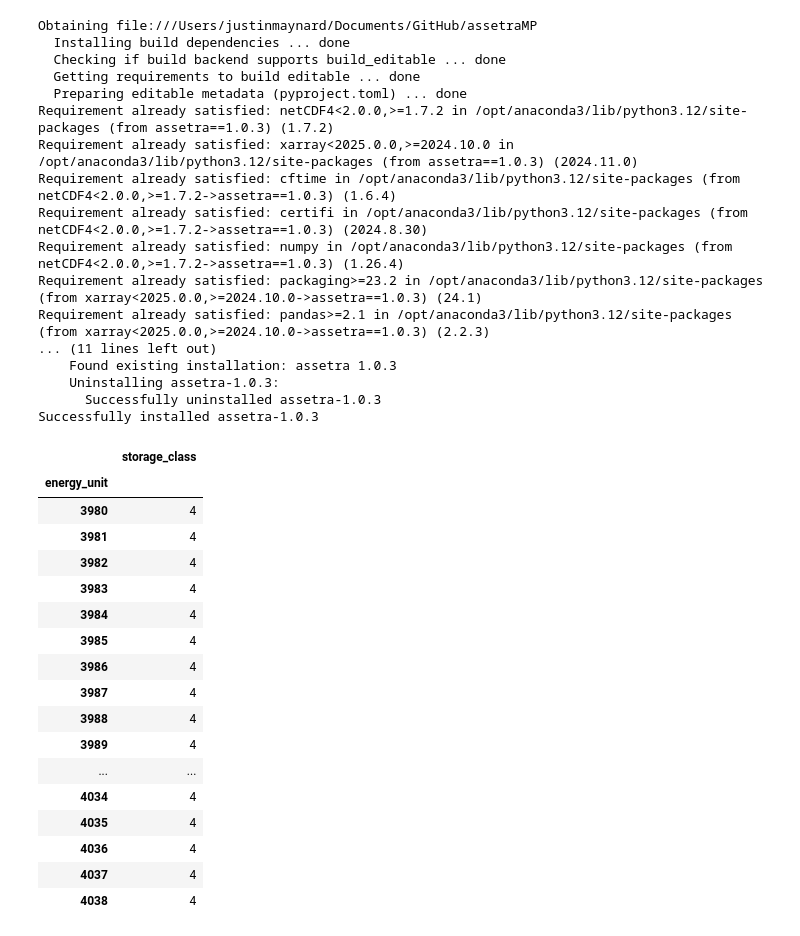
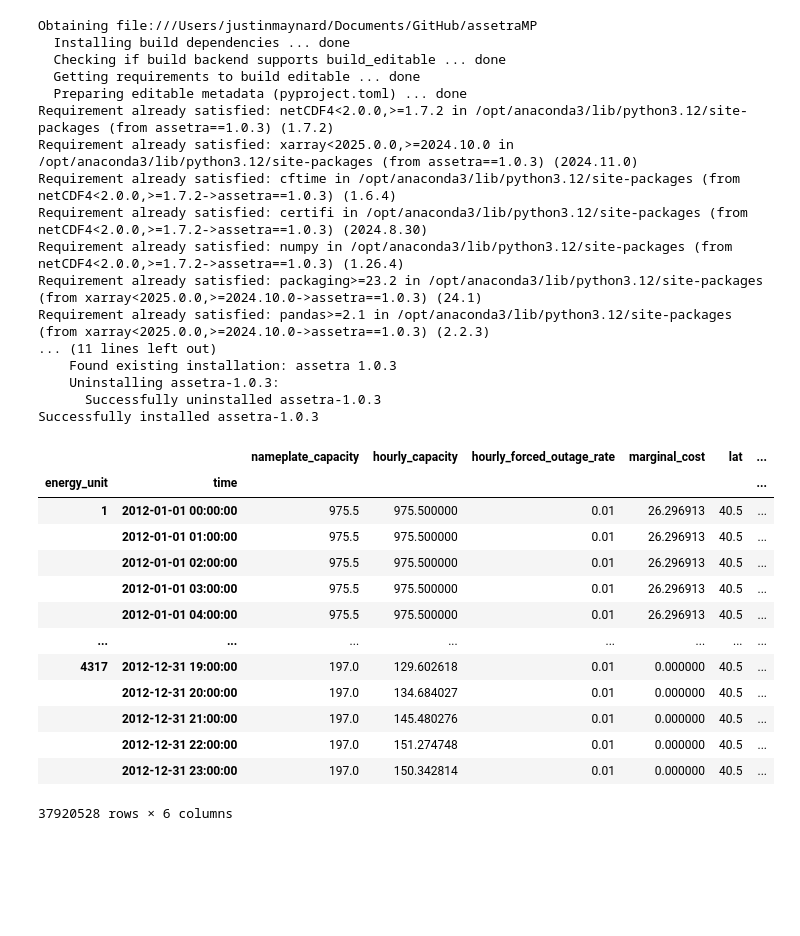
Before and after one commit to jwmaynard/assetraMP, a Jupyter notebook: examples/pjm_run/scripts/pjm_run_modeling.ipynb, the cells around one changed output. Drawn from its saved outputs; the diff is of its cells as text; code cells hidden in the pictures; blank space fills up the shorter version.

```diff
--- a/examples/pjm_run/scripts/pjm_run_modeling.ipynb
+++ b/examples/pjm_run/scripts/pjm_run_modeling.ipynb
@@ -974,3 +1020,20 @@ xr.open_dataset(scratch_folder / "pjm_system_scratch_base" / "DemandUnit.assetra
+# %%
+xr.open_dataset(scratch_folder / "pjm_system_scratch_base" / "StochasticUnit.assetra.nc").to_dataframe()
+# %% [output]
+|  |  | nameplate_capacity | hourly_capacity | hourly_forced_outage_rate | marginal_cost | lat | ... |
+| energy_unit | time |  |  |  |  |  | ... |
+| 1 | 2012-01-01 00:00:00 | 975.5 | 975.500000 | 0.01 | 26.296913 | 40.5 | ... |
+|  | 2012-01-01 01:00:00 | 975.5 | 975.500000 | 0.01 | 26.296913 | 40.5 | ... |
+|  | 2012-01-01 02:00:00 | 975.5 | 975.500000 | 0.01 | 26.296913 | 40.5 | ... |
+|  | 2012-01-01 03:00:00 | 975.5 | 975.500000 | 0.01 | 26.296913 | 40.5 | ... |
+|  | 2012-01-01 04:00:00 | 975.5 | 975.500000 | 0.01 | 26.296913 | 40.5 | ... |
+| ... | ... | ... | ... | ... | ... | ... | ... |
+| 4317 | 2012-12-31 19:00:00 | 197.0 | 129.602618 | 0.01 | 0.000000 | 40.5 | ... |
+|  | 2012-12-31 20:00:00 | 197.0 | 134.684027 | 0.01 | 0.000000 | 40.5 | ... |
+|  | 2012-12-31 21:00:00 | 197.0 | 145.480276 | 0.01 | 0.000000 | 40.5 | ... |
+|  | 2012-12-31 22:00:00 | 197.0 | 151.274748 | 0.01 | 0.000000 | 40.5 | ... |
+|  | 2012-12-31 23:00:00 | 197.0 | 150.342814 | 0.01 | 0.000000 | 40.5 | ... |
+37920528 rows × 6 columns
 # %%
 from assetra.simulation import ProbabilisticSimulation
 from assetra.metrics import ExpectedUnservedEnergy
@@ -991,25 +1054,3 @@ simulation_base = ProbabilisticSimulation(
 )
 simulation_base.assign_energy_system(base_system_scratch)
 simulation_base.run()
-# %%
-storage_info = simulation_base.unit_performance.get("StorageUnit")
-storage_info['storage_class'].to_dataframe()
-# %% [output]
-|  | storage_class |
-| energy_unit |  |
-| 3980 | 4 |
-| 3981 | 4 |
-| 3982 | 4 |
-| 3983 | 4 |
-| 3984 | 4 |
-| 3985 | 4 |
-| 3986 | 4 |
-| 3987 | 4 |
-| 3988 | 4 |
-| 3989 | 4 |
-| ... | ... |
-| 4034 | 4 |
-| 4035 | 4 |
-| 4036 | 4 |
-| 4037 | 4 |
-| 4038 | 4 |
```
Also changed, not shown: parts of 20 cells of this notebook.
